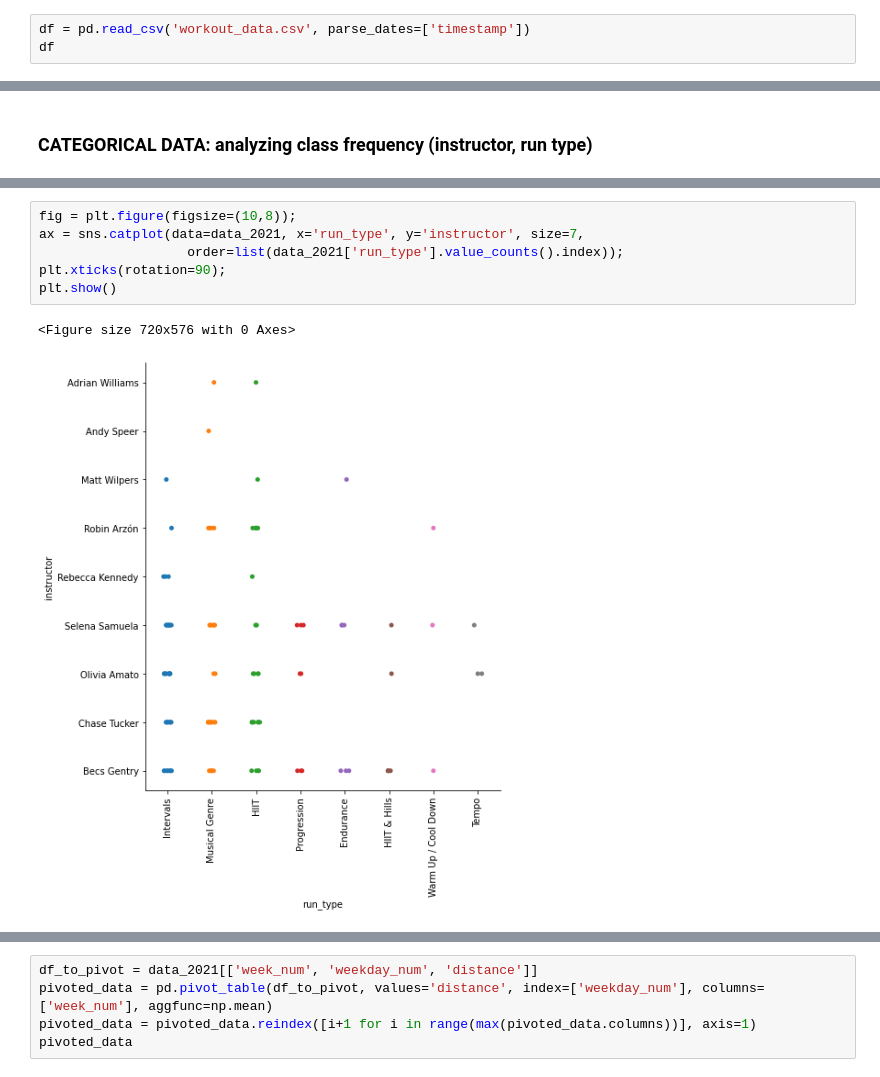
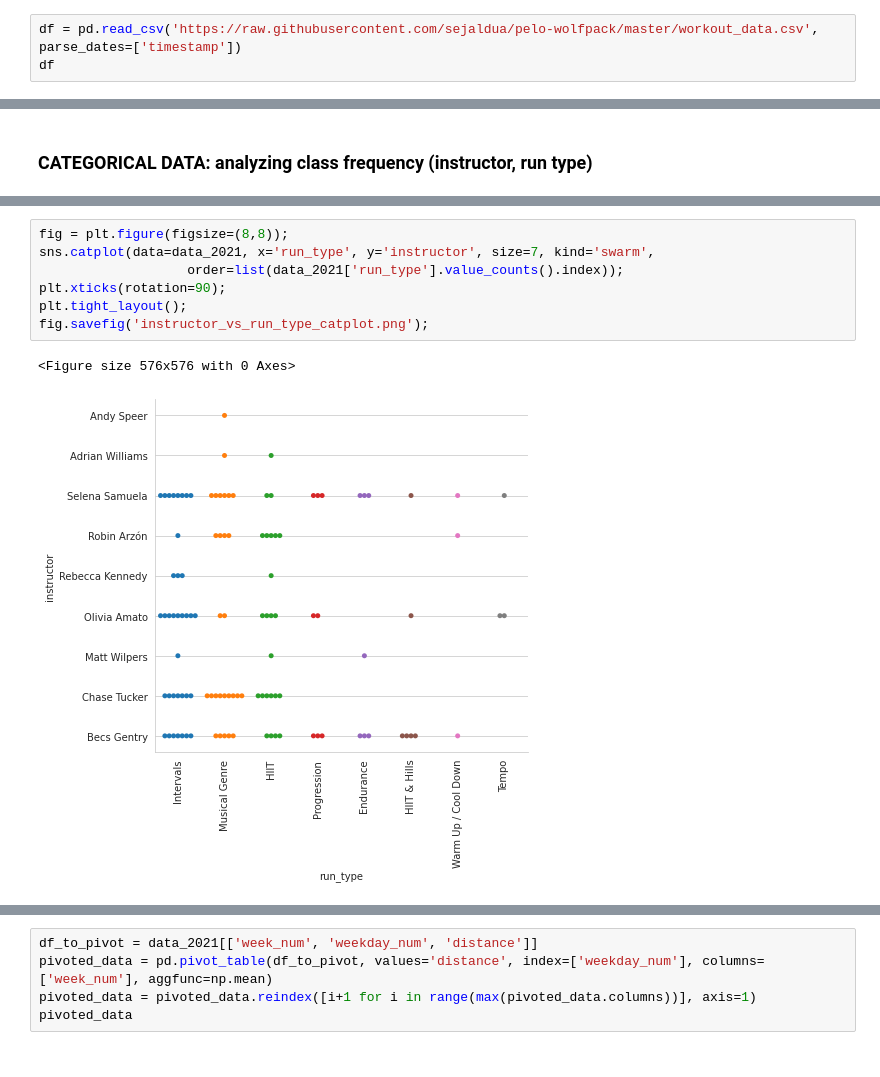
Before and after one commit to sejaldua/pelo-wolfpack, a Jupyter notebook: playground.ipynb, the cells around one changed output, grey strips where cells are left out. Cells and saved outputs as stored; diff of their text form.

```diff
--- a/playground.ipynb
+++ b/playground.ipynb
@@ -20,7 +12,7 @@ from datetime import datetime
 import warnings
 warnings.filterwarnings("ignore")
 # %%
-df = pd.read_csv('workout_data.csv', parse_dates=['timestamp'])
+df = pd.read_csv('https://raw.githubusercontent.com/sejaldua/pelo-wolfpack/master/workout_data.csv', parse_dates=['timestamp'])
 df
 # %% [output]
 |  | timestamp | fitness_discipline | title | duration | instructor | calories | distance |
@@ -173,10 +166,11 @@ plt.show()
 # %%
-fig = plt.figure(figsize=(10,8));
-ax = sns.catplot(data=data_2021, x='run_type', y='instructor', size=7,
+fig = plt.figure(figsize=(8,8));
+sns.catplot(data=data_2021, x='run_type', y='instructor', size=7, kind='swarm',
                    order=list(data_2021['run_type'].value_counts().index));
 plt.xticks(rotation=90);
-plt.show()
+plt.tight_layout();
+fig.savefig('instructor_vs_run_type_catplot.png');
 # %% [output]
-<Figure size 720x576 with 0 Axes>
+<Figure size 576x576 with 0 Axes>
-[figure, old version]
+[figure, new version]
 # %%
```
Also changed, not shown: parts of 24 cells of this notebook, 17 other files.
